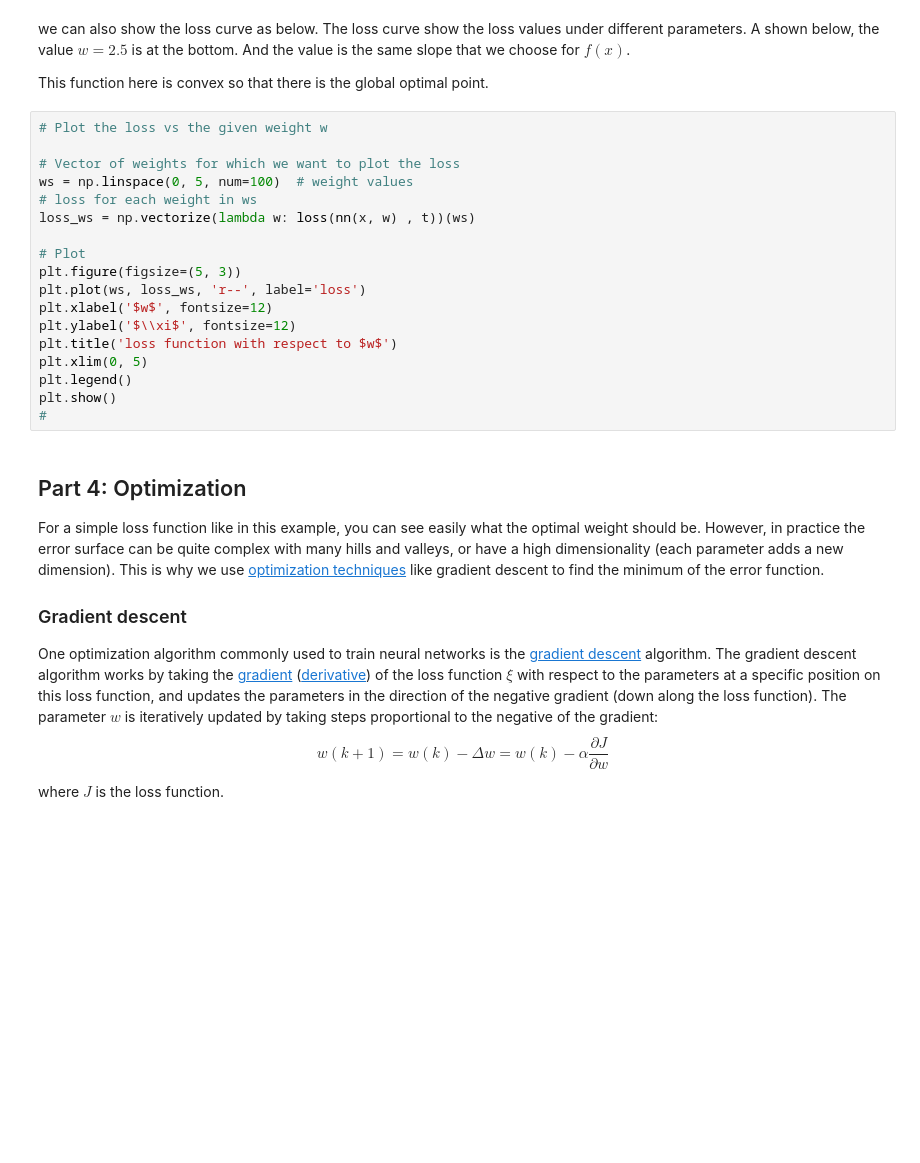
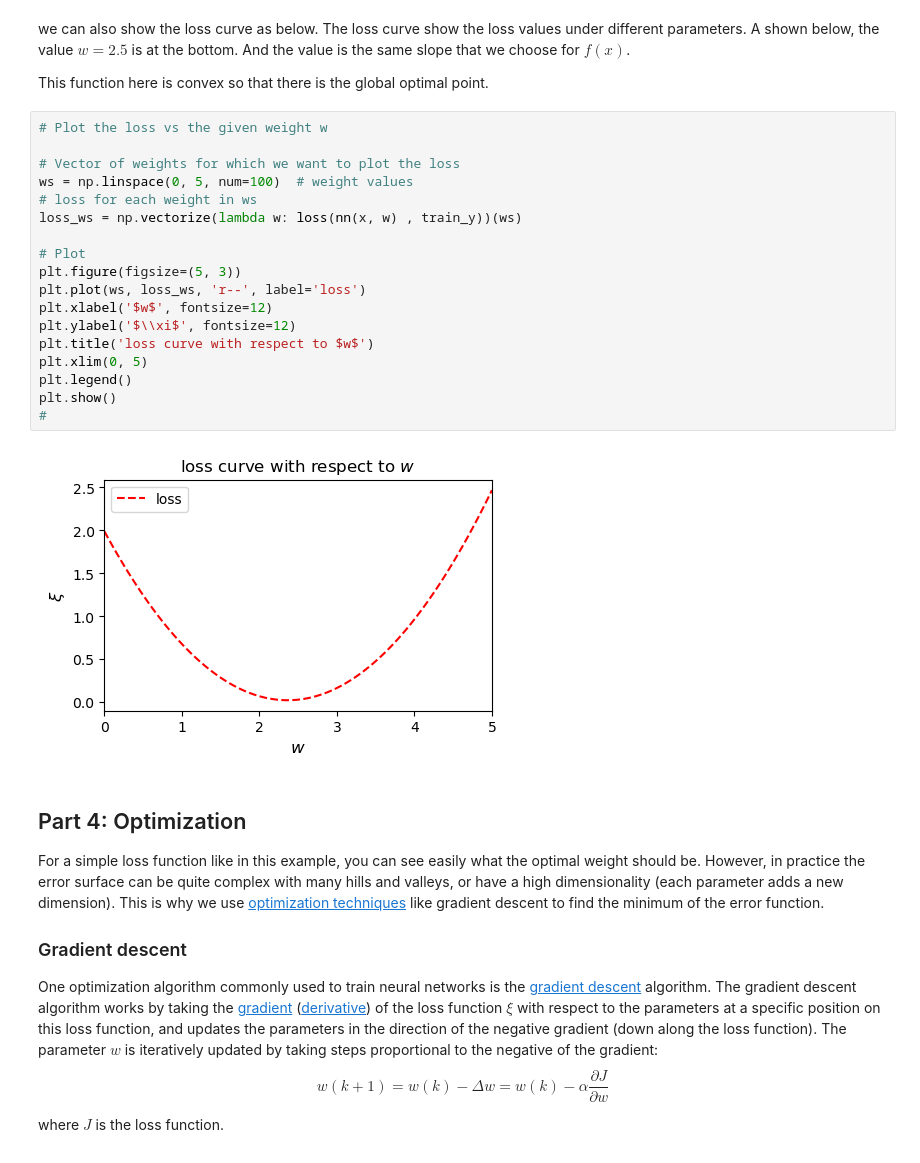
Before and after one commit to rz0718/BT5153_2024, a Jupyter notebook: codes/lab_lecture03/Linear Regression with SGD.ipynb, the cells around one changed output. Drawn from its saved outputs; the diff is of its cells as text; blank space fills up the shorter version.

```diff
--- a/codes/lab_lecture03/Linear Regression with SGD.ipynb
+++ b/codes/lab_lecture03/Linear Regression with SGD.ipynb
@@ -93,21 +87,23 @@ This function here is convex so that there is the global optimal point.
 # %%
 # Plot the loss vs the given weight w
 
 # Vector of weights for which we want to plot the loss
 ws = np.linspace(0, 5, num=100)  # weight values
 # loss for each weight in ws
-loss_ws = np.vectorize(lambda w: loss(nn(x, w) , t))(ws)
+loss_ws = np.vectorize(lambda w: loss(nn(x, w) , train_y))(ws)
 
 # Plot
 plt.figure(figsize=(5, 3))
 plt.plot(ws, loss_ws, 'r--', label='loss')
 plt.xlabel('$w$', fontsize=12)
 plt.ylabel('$\\xi$', fontsize=12)
-plt.title('loss function with respect to $w$')
+plt.title('loss curve with respect to $w$')
 plt.xlim(0, 5)
 plt.legend()
 plt.show()
 #
+# %% [output]
+[figure, added]
 # %% [markdown]
 ## Part 4: Optimization
 
```
Also changed, not shown: parts of 10 cells of this notebook.
